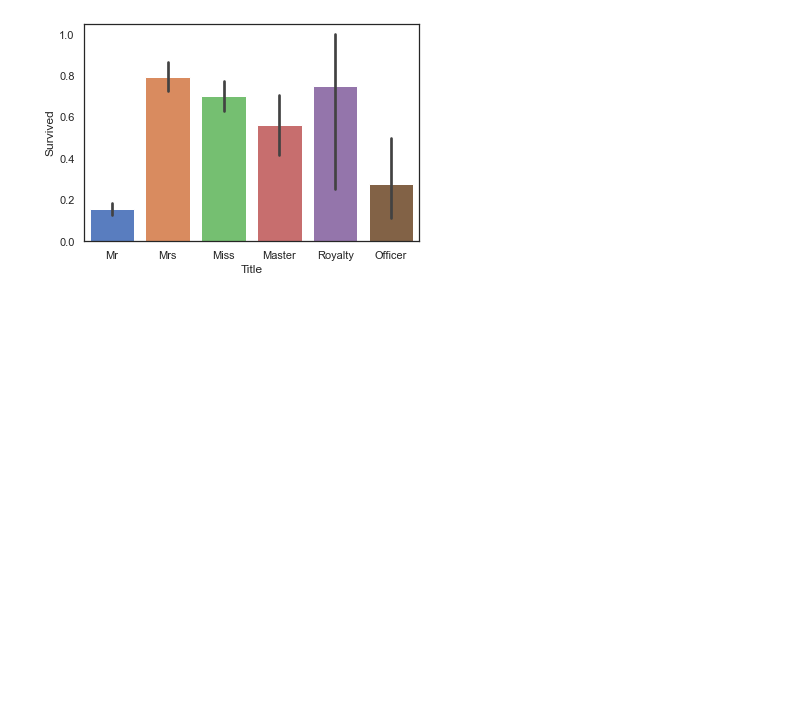
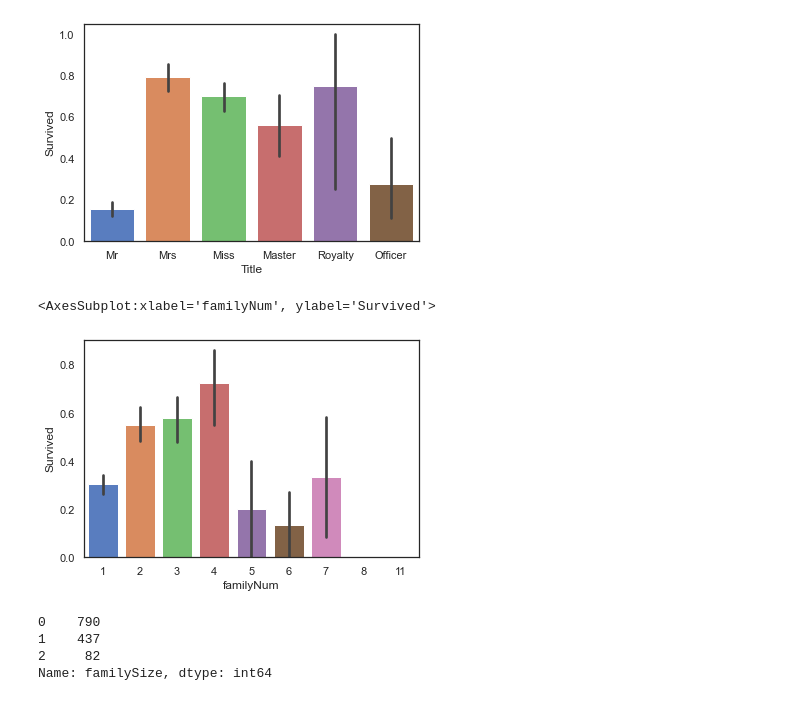
Before and after one commit to aissur320/.kaggle, a Jupyter notebook: titanic/titanic/code.ipynb, the cells around one changed output. Cells and saved outputs as stored; diff of their text form; code cells hidden in the pictures; blank space fills up the shorter version.

```diff
--- a/titanic/titanic/code.ipynb
+++ b/titanic/titanic/code.ipynb
@@ -357,3 +357,27 @@ sns.barplot(data=full_data,x='Title',y='Survived')
 # %% [output]
 <AxesSubplot:xlabel='Title', ylabel='Survived'>
 [figure]
+# %%
+full_data['familyNum'] = full_data['Parch'] + full_data['SibSp'] + 1
+sns.barplot(data=full_data,x='familyNum',y='Survived')
+# %% [output]
+<AxesSubplot:xlabel='familyNum', ylabel='Survived'>
+[figure, added]
+# %%
+# 按照家庭成员多少，将家庭规模分为small，middle，large
+
+def familysize(familyNum):
+    if familyNum == 1:
+        return 0
+    elif (familyNum >= 2) & (familyNum <= 4):
+        return 1
+    else:
+        return 2
+
+full_data['familySize'] = full_data['familyNum'].map(familysize)
+full_data['familySize'].value_counts()
+# %% [output]
+0    790
+1    437
+2     82
+Name: familySize, dtype: int64
```
Also changed, not shown: parts of 12 cells of this notebook.
